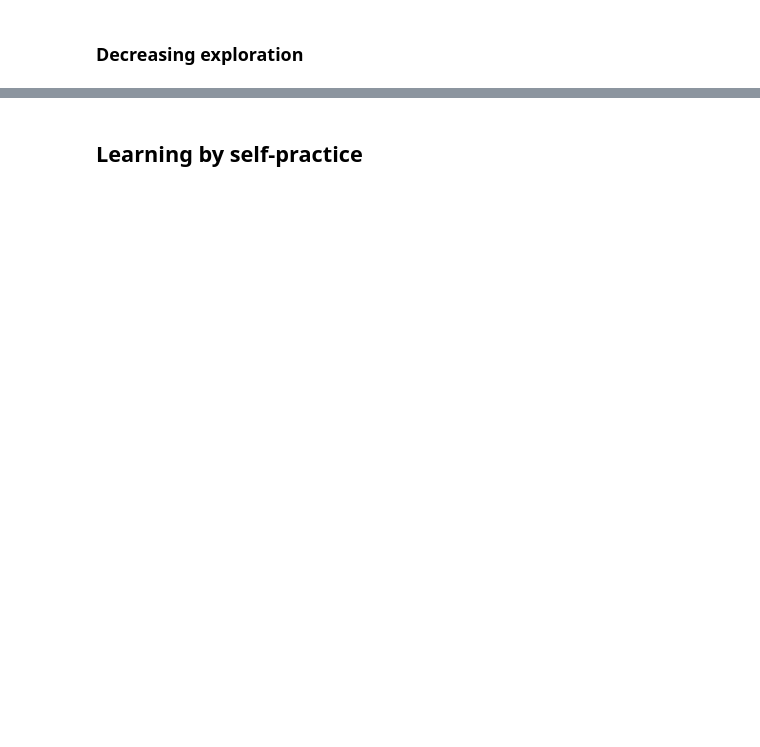
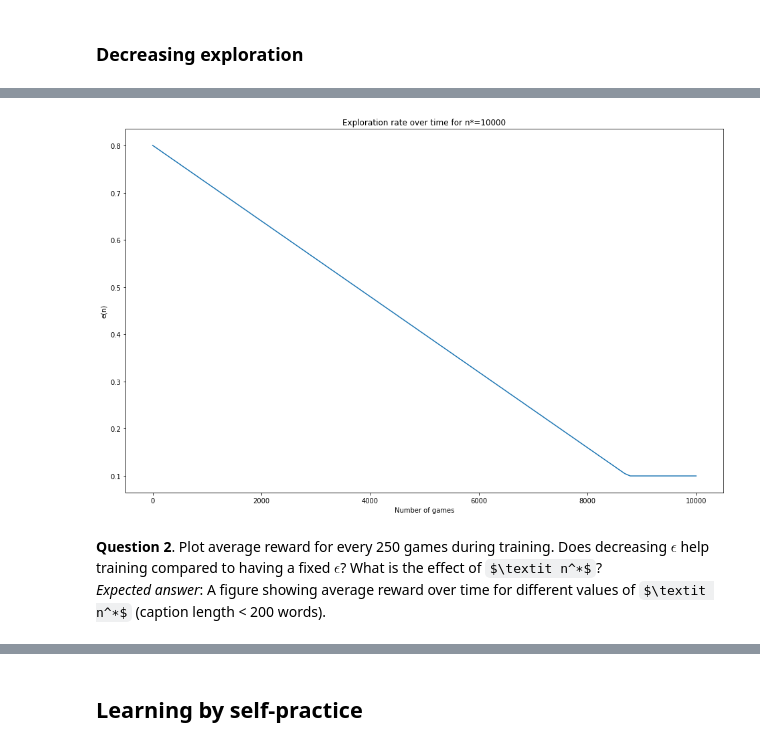
Before and after one commit to nov3o/tik-tok-toe, a Jupyter notebook: project.ipynb, the cells around one changed output, grey strips where cells are left out. Drawn from its saved outputs; the diff is of its cells as text; code cells hidden in the pictures; some formulas as TeX source; blank space fills up the shorter version.

Commit message:
Question 2&3, model changes and markdown notes

```diff
--- a/project.ipynb
+++ b/project.ipynb
@@ -171,0 +257,18 @@ The used exploration rate is $\epsilon=0.5$ because it should half of games expl
+# %%
+eps_min, eps_max = 0.1, 0.8
+e = lambda n, n_star: max(eps_min, eps_max*(1 - n/n_star))
+
+# Eps visualization
+x = np.linspace(0, 10000, 100)
+plt.plot(x, np.array([e(xi, 10000) for xi in x]))
+plt.title('Exploration rate over time for n*=10000')
+plt.xlabel("Number of games")
+plt.ylabel("e(n)")
+plt.show()
+# %% [output]
+[figure, added]
+# %% [markdown]
+**Question 2**. Plot average reward for every 250 games during training. Does decreasing $\epsilon$ help training
+compared to having a fixed $\epsilon$? What is the effect of $\textit n^∗$? \
+*Expected answer*: A figure showing average reward over time for different values of $\textit n^∗$ (caption length <
+200 words).
```
Also changed, not shown: parts of 36 cells of this notebook, 9 other files.
